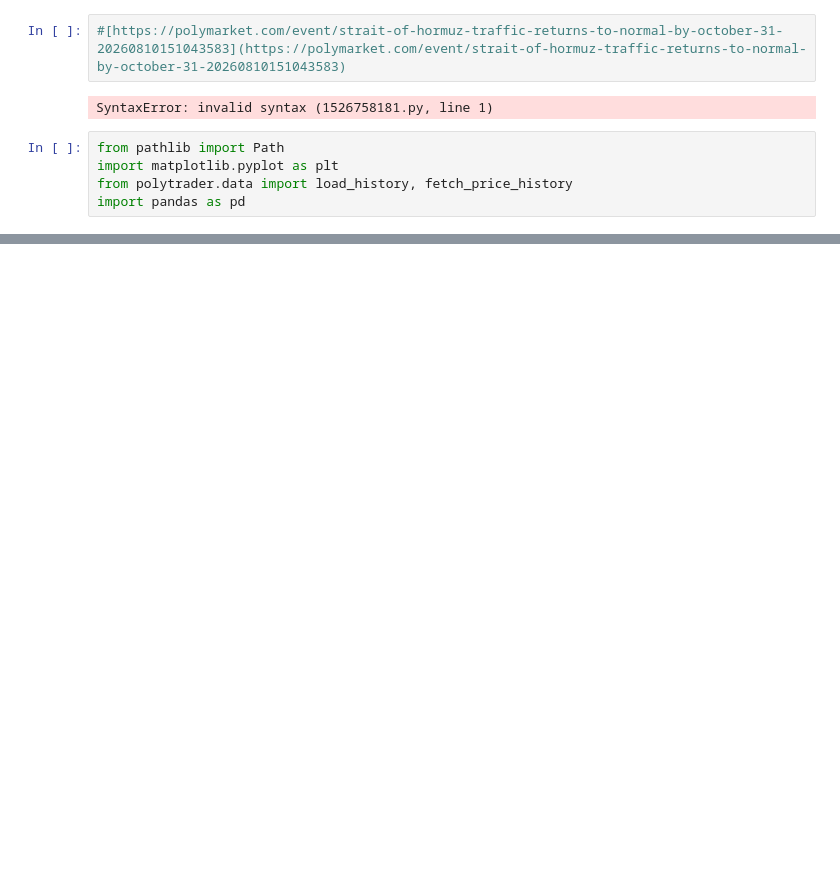
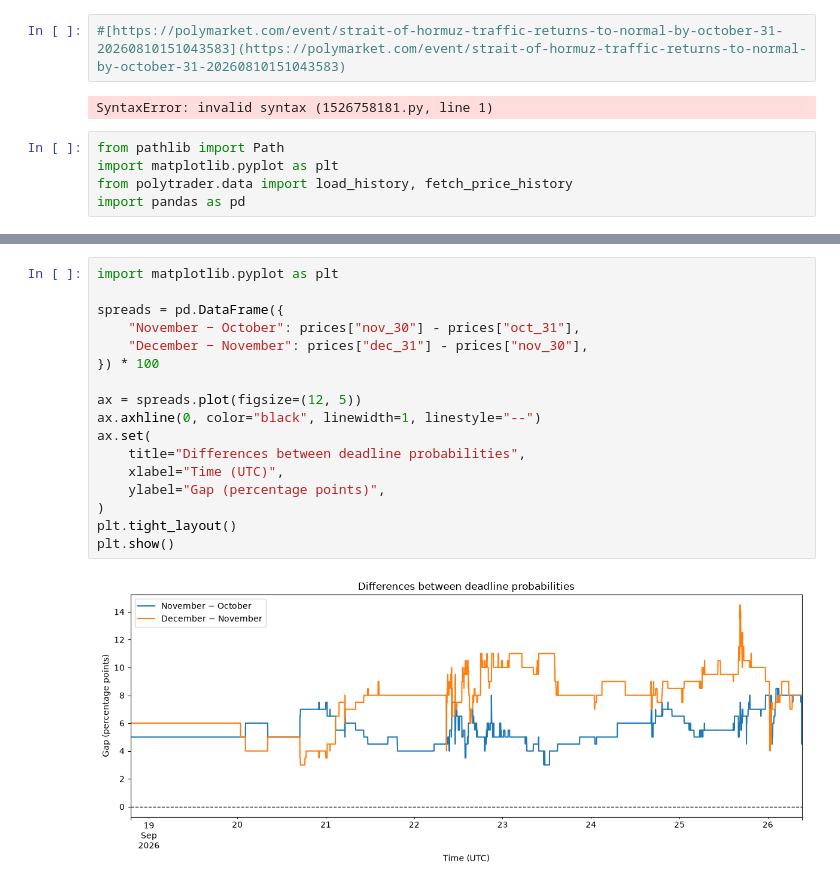
Before and after one commit to paulbeka/polytrader, a Jupyter notebook: 03_time_testing.ipynb, the cells around one changed output, grey strips where cells are left out. Saved outputs shown, nothing was run; the diff lists cells and outputs as text; blank space fills up the shorter version.

```diff
--- a/03_time_testing.ipynb
+++ b/03_time_testing.ipynb
@@ -169,0 +267,19 @@ display(analysis[analysis["ordering_violation"]].tail(20).style.format(formats,
+# %%
+import matplotlib.pyplot as plt
+
+spreads = pd.DataFrame({
+    "November − October": prices["nov_30"] - prices["oct_31"],
+    "December − November": prices["dec_31"] - prices["nov_30"],
+}) * 100
+
+ax = spreads.plot(figsize=(12, 5))
+ax.axhline(0, color="black", linewidth=1, linestyle="--")
+ax.set(
+    title="Differences between deadline probabilities",
+    xlabel="Time (UTC)",
+    ylabel="Gap (percentage points)",
+)
+plt.tight_layout()
+plt.show()
+# %% [output]
+[figure, added]
```
Also changed, not shown: parts of 3 cells of this notebook, 17 other files.
